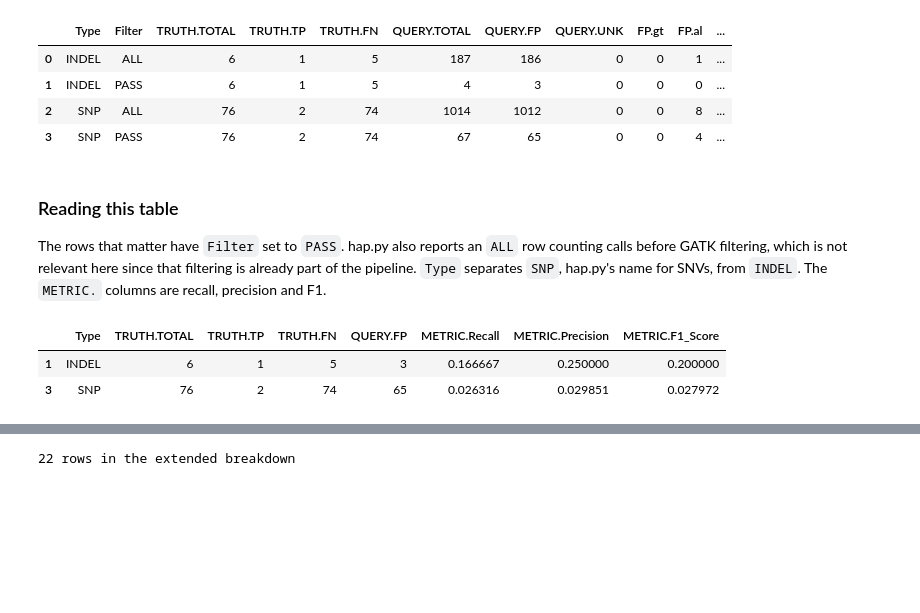
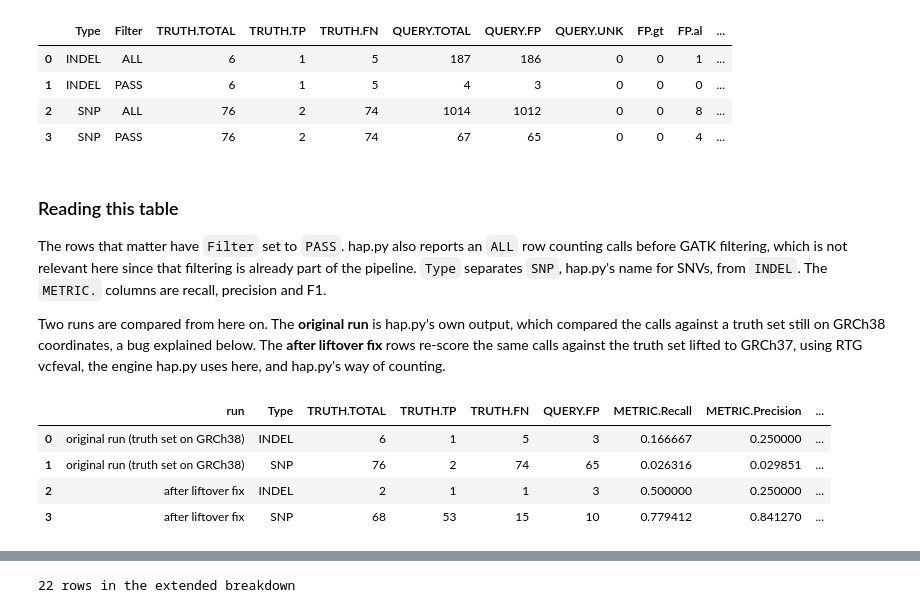
Before and after one commit to chuabrandon26/melanoma-ngs-precision-oncology, a Jupyter notebook: notebooks/01_wes_benchmarking.ipynb, the cells around one changed output, grey strips where cells are left out. Cells and saved outputs as stored; diff of their text form; code cells hidden in the pictures; blank space fills up the shorter version.

Commit message:
Lift the GRCh38 SNV/indel truth set to GRCh37 and re-score the benchmark

```diff
--- a/notebooks/01_wes_benchmarking.ipynb
+++ b/notebooks/01_wes_benchmarking.ipynb
@@ -161,6 +163,13 @@ ones.
 # %%
 summary_path = BENCHMARK_DIR / f"{SAMPLE_PAIR}.happy.summary.csv"
 happy_summary = pd.read_csv(summary_path)
+
+# Re-scored summary after the truth-set liftover fix (scripts/rescore_snv_indel.py). The
+# original hap.py run compared these GRCh37 calls against a GRCh38 truth set that had only
+# been renamed, see modules/bin/convert_colo829_truth_to_vcf.py, so only this second
+# summary reflects how well the caller actually did.
+rescored_path = BENCHMARK_DIR / f"{SAMPLE_PAIR}.rescored_lifted_truth.summary.csv"
+rescored_summary = pd.read_csv(rescored_path)
 
 # hap.py's summary.csv format is well-established, but printing the columns here rather
 # than assuming them silently means this cell still tells you what went wrong if a
@@ -181,12 +190,25 @@ The rows that matter have `Filter` set to `PASS`. hap.py also reports an `ALL` r
 counting calls before GATK filtering, which is not relevant here since that filtering is
 already part of the pipeline. `Type` separates `SNP`, hap.py's name for SNVs, from
 `INDEL`. The `METRIC.` columns are recall, precision and F1.
+
+Two runs are compared from here on. The **original run** is hap.py's own output, which
+compared the calls against a truth set still on GRCh38 coordinates, a bug explained below.
+The **after liftover fix** rows re-score the same calls against the truth set lifted to
+GRCh37, using RTG vcfeval, the engine hap.py uses here, and hap.py's way of counting.
 # %%
-pass_rows = happy_summary[happy_summary["Filter"] == "PASS"].copy()
 metric_cols = ["Type", "TRUTH.TOTAL", "TRUTH.TP", "TRUTH.FN", "QUERY.FP",
                "METRIC.Recall", "METRIC.Precision", "METRIC.F1_Score"]
-pass_rows[metric_cols]
+original_pass = happy_summary[happy_summary["Filter"] == "PASS"][metric_cols]
+rescored_pass = rescored_summary[rescored_summary["Filter"] == "PASS"][metric_cols]
+pass_rows = pd.concat(
+    [original_pass.assign(run="original run (truth set on GRCh38)"),
+     rescored_pass.assign(run="after liftover fix")],
+    ignore_index=True,
+)
+pass_rows[["run"] + metric_cols]
 # %% [output]
-|  | Type | TRUTH.TOTAL | TRUTH.TP | TRUTH.FN | QUERY.FP | METRIC.Recall | METRIC.Precision | METRIC.F1_Score |
-| 1 | INDEL | 6 | 1 | 5 | 3 | 0.166667 | 0.250000 | 0.200000 |
-| 3 | SNP | 76 | 2 | 74 | 65 | 0.026316 | 0.029851 | 0.027972 |
+|  | run | Type | TRUTH.TOTAL | TRUTH.TP | TRUTH.FN | QUERY.FP | METRIC.Recall | METRIC.Precision | ... |
+| 0 | original run (truth set on GRCh38) | INDEL | 6 | 1 | 5 | 3 | 0.166667 | 0.250000 | ... |
+| 1 | original run (truth set on GRCh38) | SNP | 76 | 2 | 74 | 65 | 0.026316 | 0.029851 | ... |
+| 2 | after liftover fix | INDEL | 2 | 1 | 1 | 3 | 0.500000 | 0.250000 | ... |
+| 3 | after liftover fix | SNP | 68 | 53 | 15 | 10 | 0.779412 | 0.841270 | ... |
```
Also changed, not shown: parts of 7 cells of this notebook, 22 other files.
